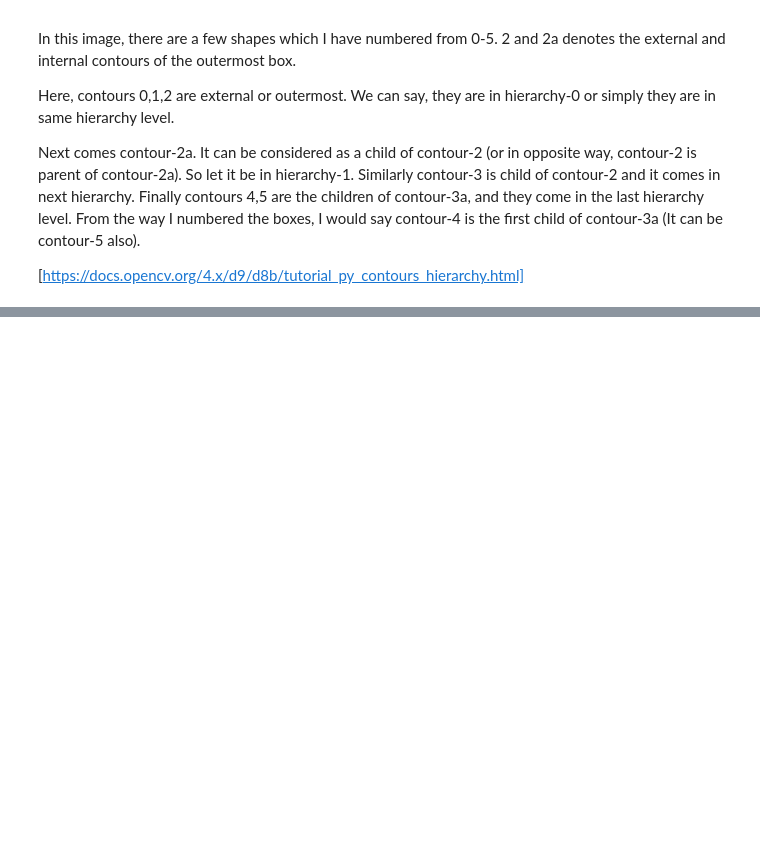
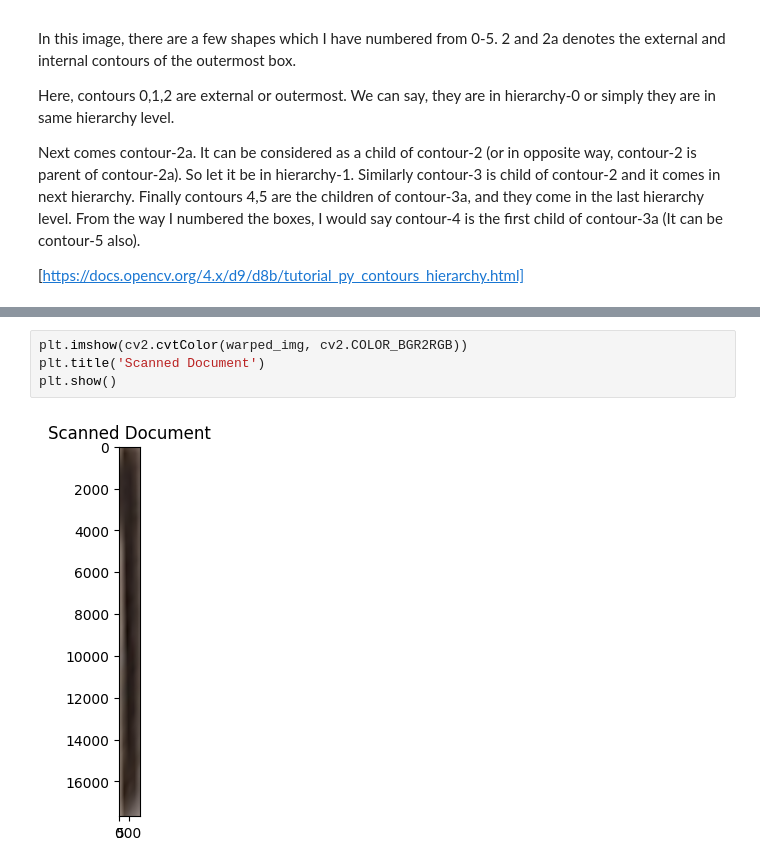
Before and after one commit to Hctor11/statistics-notes, a Jupyter notebook: 00-training-practices/document-scanner/scanner.ipynb, the cells around one changed output, grey strips where cells are left out. Saved outputs shown, nothing was run; the diff lists cells and outputs as text; blank space fills up the shorter version.

```diff
--- a/00-training-practices/document-scanner/scanner.ipynb
+++ b/00-training-practices/document-scanner/scanner.ipynb
@@ -144,0 +180,6 @@ target.shape
+# %%
+plt.imshow(cv2.cvtColor(warped_img, cv2.COLOR_BGR2RGB))
+plt.title('Scanned Document')
+plt.show()
+# %% [output]
+[figure, added]
```
Also changed, not shown: parts of 7 cells of this notebook.
